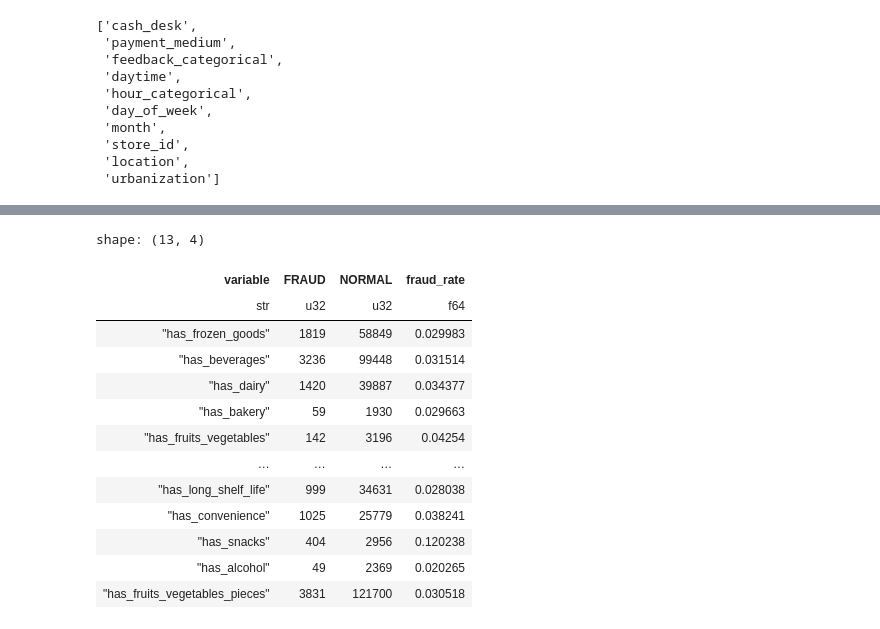
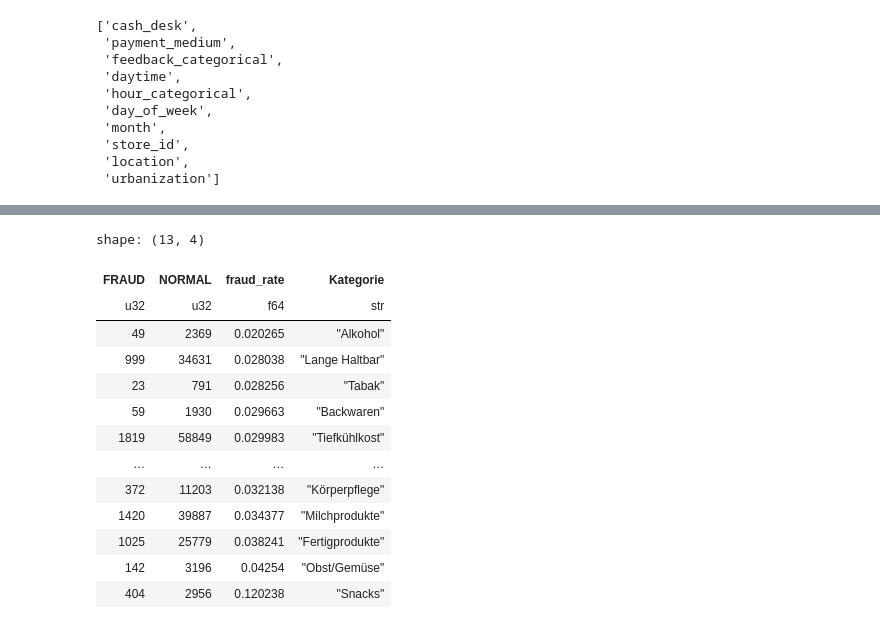
Before and after one commit to zurdavid/projektpraktikum-datascience, a Jupyter notebook: Raphael/explorative Datenanalyse/DataExploration_plots_kategorial.ipynb, the cells around one changed output, grey strips where cells are left out. Saved outputs shown, nothing was run; the diff lists cells and outputs as text; code cells hidden in the pictures.

```diff
--- a/Raphael/explorative Datenanalyse/DataExploration_plots_kategorial.ipynb
+++ b/Raphael/explorative Datenanalyse/DataExploration_plots_kategorial.ipynb
@@ -252,47 +252,66 @@ categories = [
  'has_dairy',
  'has_bakery',
  'has_fruits_vegetables',
  'has_personal_care',
  'has_household',
  'has_tobacco',
  'has_long_shelf_life',
  'has_convenience',
  'has_snacks',
  'has_alcohol',
  'has_fruits_vegetables_pieces',
 ]
 
+# map categories to German names (without has_prefix)
+category_map = {
+  'has_frozen_goods': 'Tiefkühlkost',
+  'has_beverages': 'Getränke',
+  'has_dairy': 'Milchprodukte',
+  'has_bakery': 'Backwaren',
+  'has_fruits_vegetables': 'Obst/Gemüse',
+  'has_personal_care': 'Körperpflege',
+  'has_household': 'Haushalt',
+  'has_tobacco': 'Tabak',
+  'has_long_shelf_life': 'Lange Haltbar',
+  'has_convenience': 'Fertigprodukte',
+  'has_snacks': 'Snacks',
+  'has_alcohol': 'Alkohol',
+  'has_fruits_vegetables_pieces': 'Obst/Gemüse (Stück)'
+}
 
   # aggregate: sum the
 df_categories = (
   df
   .group_by("label")
   .agg(
     pl.col(col).sum() for col in categories
   )
   .unpivot(index="label")
   .pivot(index="variable", on="label", values="value")
   .with_columns(
-    (pl.col("FRAUD") / (pl.col("FRAUD") + pl.col("NORMAL"))).alias("fraud_rate")
+    (pl.col("FRAUD") / (pl.col("FRAUD") + pl.col("NORMAL"))).alias("fraud_rate"),
+    pl.col("variable").replace_strict(category_map, default=None).alias("Kategorie"),
   )
+  .drop("variable")
+  .sort("fraud_rate")
 )
 
 df_categories
 # %% [output]
 shape: (13, 4)
-| variable | FRAUD | NORMAL | fraud_rate |
-| str | u32 | u32 | f64 |
-| "has_frozen_goods" | 1819 | 58849 | 0.029983 |
-| "has_beverages" | 3236 | 99448 | 0.031514 |
-| "has_dairy" | 1420 | 39887 | 0.034377 |
-| "has_bakery" | 59 | 1930 | 0.029663 |
-| "has_fruits_vegetables" | 142 | 3196 | 0.04254 |
+| FRAUD | NORMAL | fraud_rate | Kategorie |
+| u32 | u32 | f64 | str |
+| 49 | 2369 | 0.020265 | "Alkohol" |
+| 999 | 34631 | 0.028038 | "Lange Haltbar" |
+| 23 | 791 | 0.028256 | "Tabak" |
+| 59 | 1930 | 0.029663 | "Backwaren" |
+| 1819 | 58849 | 0.029983 | "Tiefkühlkost" |
 | … | … | … | … |
-| "has_long_shelf_life" | 999 | 34631 | 0.028038 |
-| "has_convenience" | 1025 | 25779 | 0.038241 |
-| "has_snacks" | 404 | 2956 | 0.120238 |
-| "has_alcohol" | 49 | 2369 | 0.020265 |
-| "has_fruits_vegetables_pieces" | 3831 | 121700 | 0.030518 |
+| 372 | 11203 | 0.032138 | "Körperpflege" |
+| 1420 | 39887 | 0.034377 | "Milchprodukte" |
+| 1025 | 25779 | 0.038241 | "Fertigprodukte" |
+| 142 | 3196 | 0.04254 | "Obst/Gemüse" |
+| 404 | 2956 | 0.120238 | "Snacks" |
 # %%
 df2 = df_categories
 
```
Also changed, not shown: parts of 6 cells of this notebook, 44 other files.
